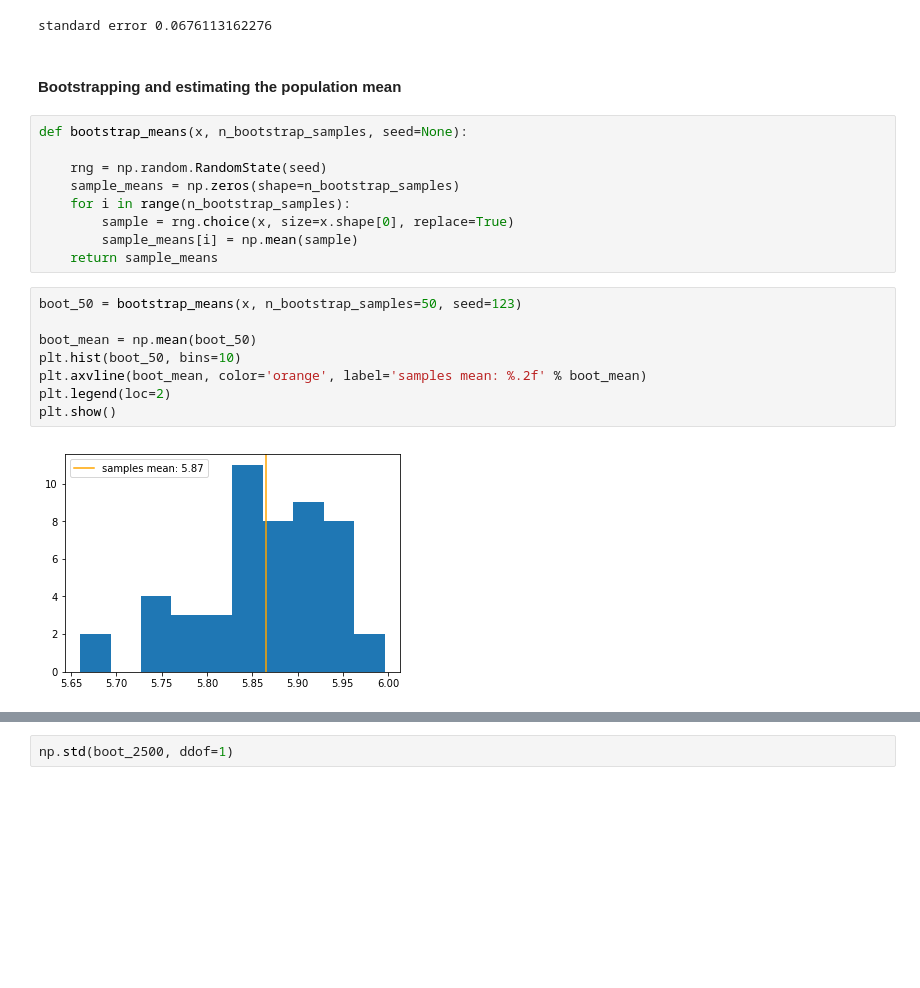
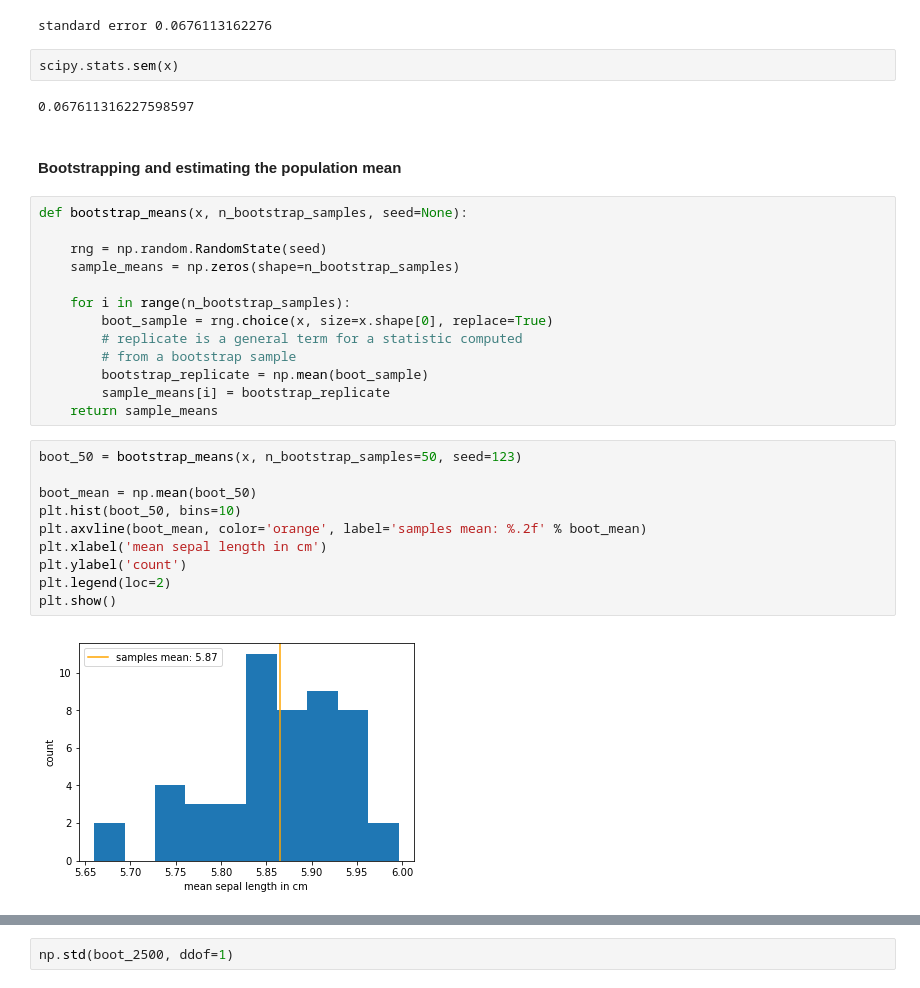
Before and after one commit to rasbt/data-science-tutorial, a Jupyter notebook: code/bootstrapping.ipynb, the cells around one changed output, grey strips where cells are left out. Saved outputs shown, nothing was run; the diff lists cells and outputs as text; blank space fills up the shorter version.

```diff
--- a/code/bootstrapping.ipynb
+++ b/code/bootstrapping.ipynb
@@ -37,6 +39,10 @@ se = np.std(x, ddof=1) / np.sqrt(x.shape[0])
 print('standard error', se)
 # %% [output]
 standard error 0.0676113162276
+# %%
+scipy.stats.sem(x)
+# %% [output]
+0.067611316227598597
 # %% [markdown]
 #### Bootstrapping and estimating the population mean
 # %%
@@ -44,20 +50,26 @@ def bootstrap_means(x, n_bootstrap_samples, seed=None):
 
     rng = np.random.RandomState(seed)
     sample_means = np.zeros(shape=n_bootstrap_samples)
+
     for i in range(n_bootstrap_samples):
-        sample = rng.choice(x, size=x.shape[0], replace=True)
-        sample_means[i] = np.mean(sample)
+        boot_sample = rng.choice(x, size=x.shape[0], replace=True)
+        # replicate is a general term for a statistic computed
+        # from a bootstrap sample
+        bootstrap_replicate = np.mean(boot_sample)
+        sample_means[i] = bootstrap_replicate
     return sample_means
 # %%
 boot_50 = bootstrap_means(x, n_bootstrap_samples=50, seed=123)
 
 boot_mean = np.mean(boot_50)
 plt.hist(boot_50, bins=10)
 plt.axvline(boot_mean, color='orange', label='samples mean: %.2f' % boot_mean)
+plt.xlabel('mean sepal length in cm')
+plt.ylabel('count')
 plt.legend(loc=2)
 plt.show()
 # %% [output]
-[figure, old version]
+[figure, new version]
 # %%
 boot_2500 = bootstrap_means(x, n_bootstrap_samples=2500, seed=123)
 
```
Also changed, not shown: parts of 15 cells of this notebook.
